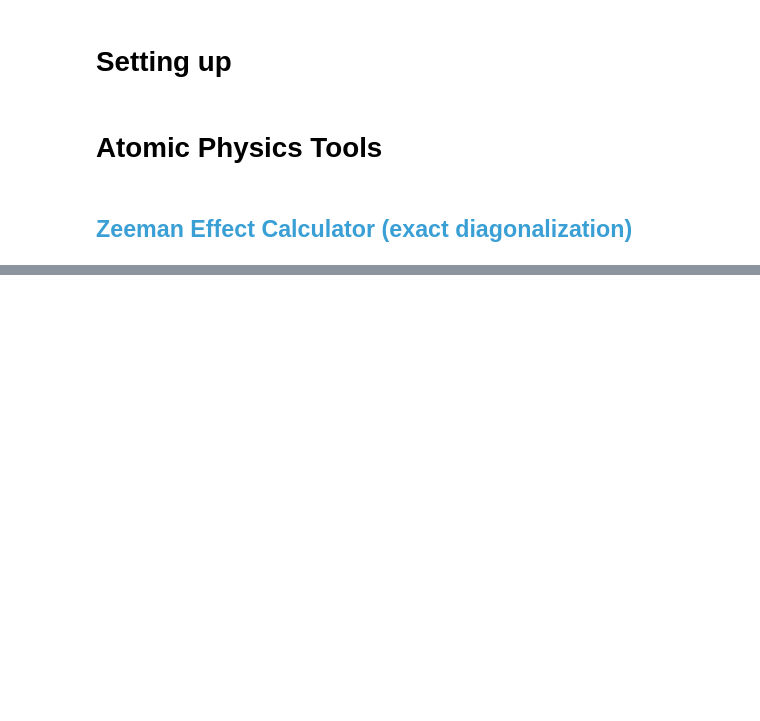
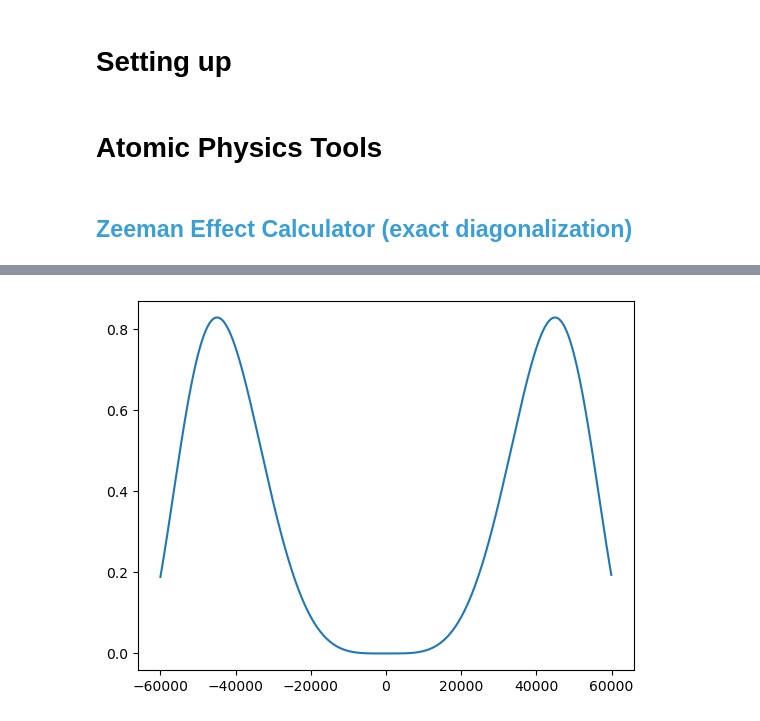
Before and after one commit to huanium/huanium, a Jupyter notebook: MIT_PhD/Fermi1/Fermi1 Calculator.ipynb, the cells around one changed output, grey strips where cells are left out. Cells and saved outputs as stored; diff of their text form; code cells hidden in the pictures; blank space fills up the shorter version.

```diff
--- a/MIT_PhD/Fermi1/Fermi1 Calculator.ipynb
+++ b/MIT_PhD/Fermi1/Fermi1 Calculator.ipynb
@@ -286,0 +290,15 @@ Splitting Error (MHz): -0.00080
+# %%
+def _P2_Rabi(omega, tau, omegaR, omega0, offset):
+    OmegaR = np.sqrt( omegaR**2 + (omega - omega0)**2 )
+    return ( omegaR**2 / OmegaR**2) * np.sin( 2*np.pi*OmegaR * tau / 2)**2 + offset
+# %%
+detunings = np.arange(-60e3,60e3,0.1e3)
+omega0 = 26.2370e6
+tau = 5e-5
+omegaR = 10e3*10
+offset = 0
+P2 = _P2_Rabi(detunings+omega0, tau , omegaR, omega0, offset)
+plt.plot(detunings, P2)
+plt.show()
+# %% [output]
+[figure, added]
```
Also changed, not shown: parts of 3 cells of this notebook, 28 other files.
